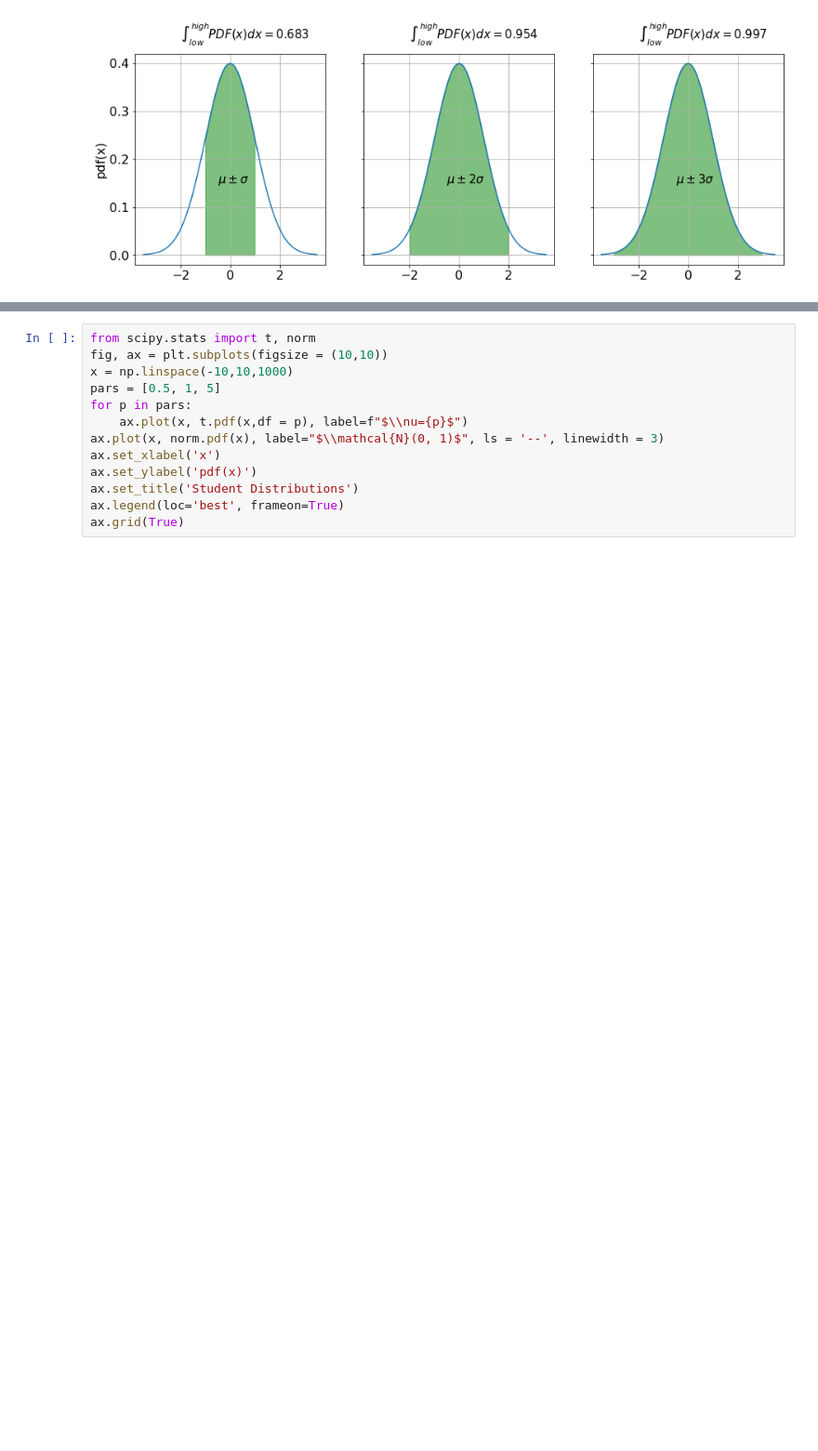
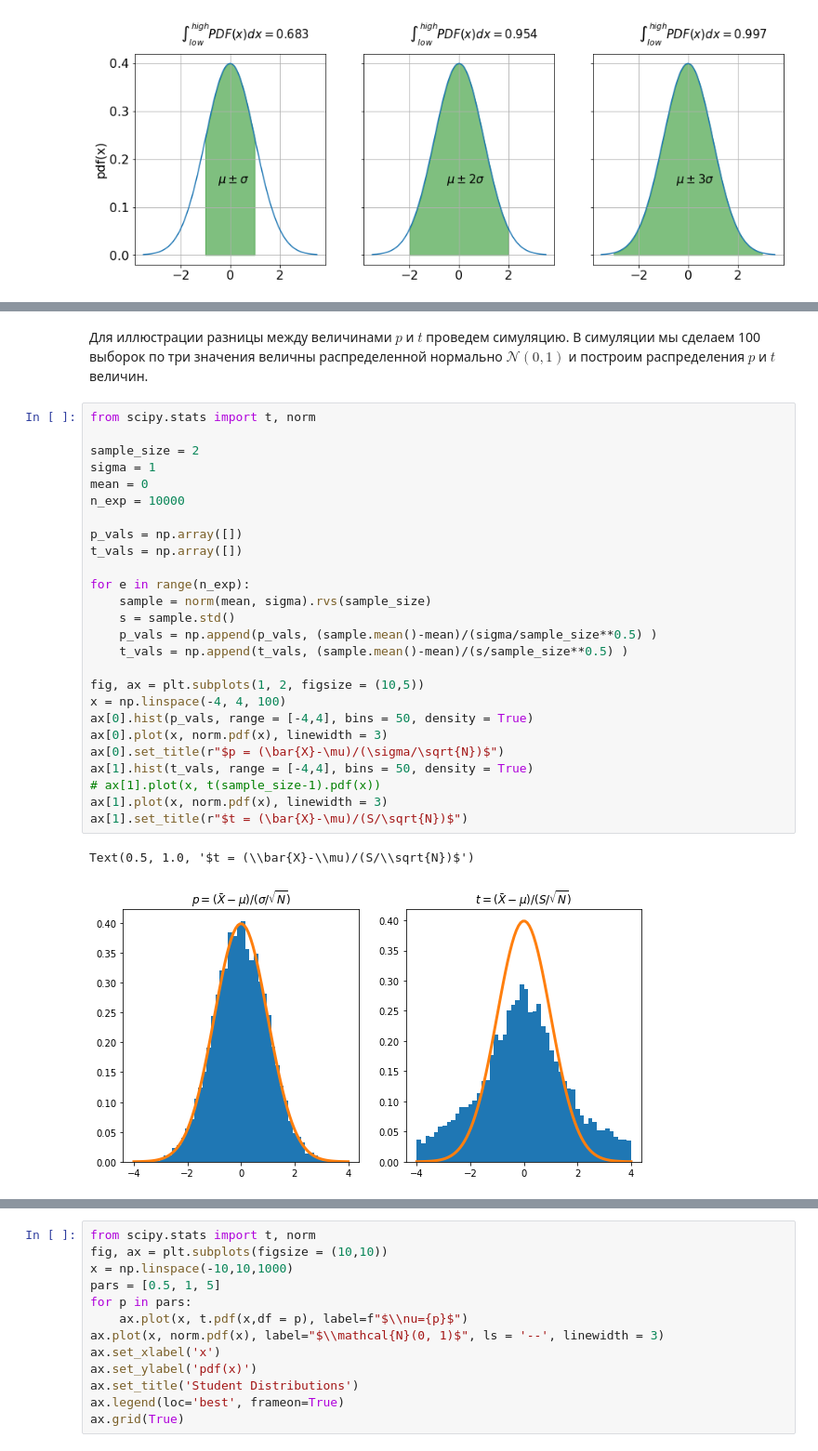
Before and after one commit to mozgit/From-Stats-to-ML, a Jupyter notebook: Лекция_3_Распределения.ipynb, the cells around one changed output, grey strips where cells are left out. Shown at 93% size. Drawn from its saved outputs; the diff is of its cells as text; blank space fills up the shorter version.

```diff
--- a/Лекция_3_Распределения.ipynb
+++ b/Лекция_3_Распределения.ipynb
@@ -469,0 +495,31 @@ $$ PDF(x) = \frac{\Gamma(\frac{\nu+1}{2})}{\sqrt{\nu\pi}\Gamma(\frac{\nu}{2})} (
+# %% [markdown]
+Для иллюстрации разницы между величинами $p$ и $t$ проведем симуляцию. В симуляции мы сделаем 100 выборок по три значения величны распределенной нормально $\mathcal{N}(0,1)$ и построим распределения $p$ и $t$ величин.
+# %%
+from scipy.stats import t, norm
+
+sample_size = 2
+sigma = 1
+mean = 0
+n_exp = 10000
+
+p_vals = np.array([])
+t_vals = np.array([])
+
+for e in range(n_exp):
+    sample = norm(mean, sigma).rvs(sample_size)
+    s = sample.std()
+    p_vals = np.append(p_vals, (sample.mean()-mean)/(sigma/sample_size**0.5) )
+    t_vals = np.append(t_vals, (sample.mean()-mean)/(s/sample_size**0.5) )
+
+fig, ax = plt.subplots(1, 2, figsize = (10,5))
+x = np.linspace(-4, 4, 100)
+ax[0].hist(p_vals, range = [-4,4], bins = 50, density = True)
+ax[0].plot(x, norm.pdf(x), linewidth = 3)
+ax[0].set_title(r"$p = (\bar{X}-\mu)/(\sigma/\sqrt{N})$")
+ax[1].hist(t_vals, range = [-4,4], bins = 50, density = True)
+# ax[1].plot(x, t(sample_size-1).pdf(x))
+ax[1].plot(x, norm.pdf(x), linewidth = 3)
+ax[1].set_title(r"$t = (\bar{X}-\mu)/(S/\sqrt{N})$")
+# %% [output]
+Text(0.5, 1.0, '$t = (\\bar{X}-\\mu)/(S/\\sqrt{N})$')
+[figure, added]
```
Also changed, not shown: parts of 18 cells of this notebook, 1 other file.
